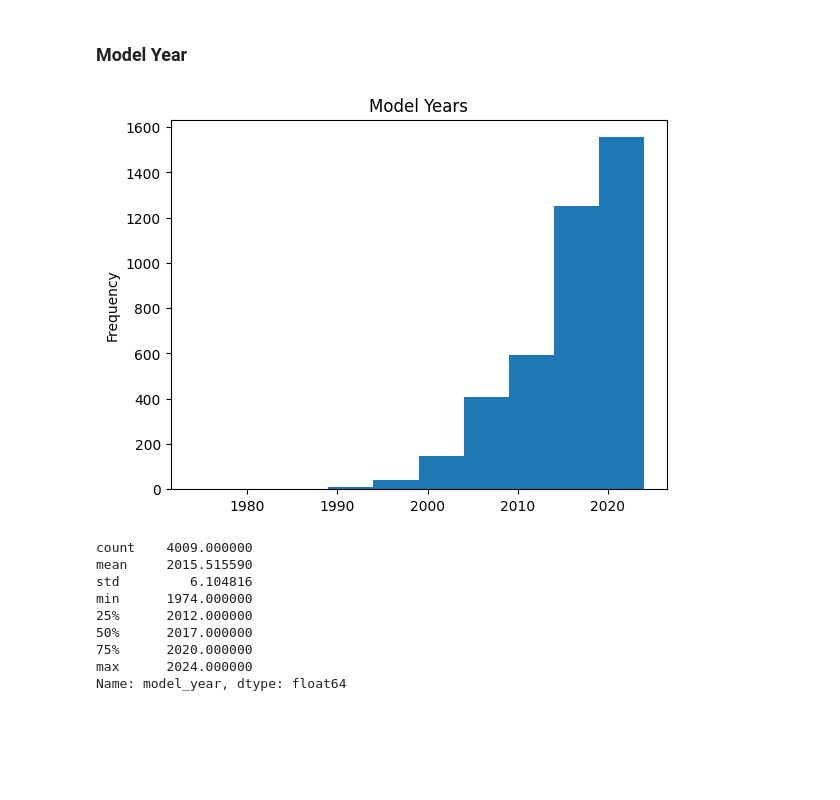
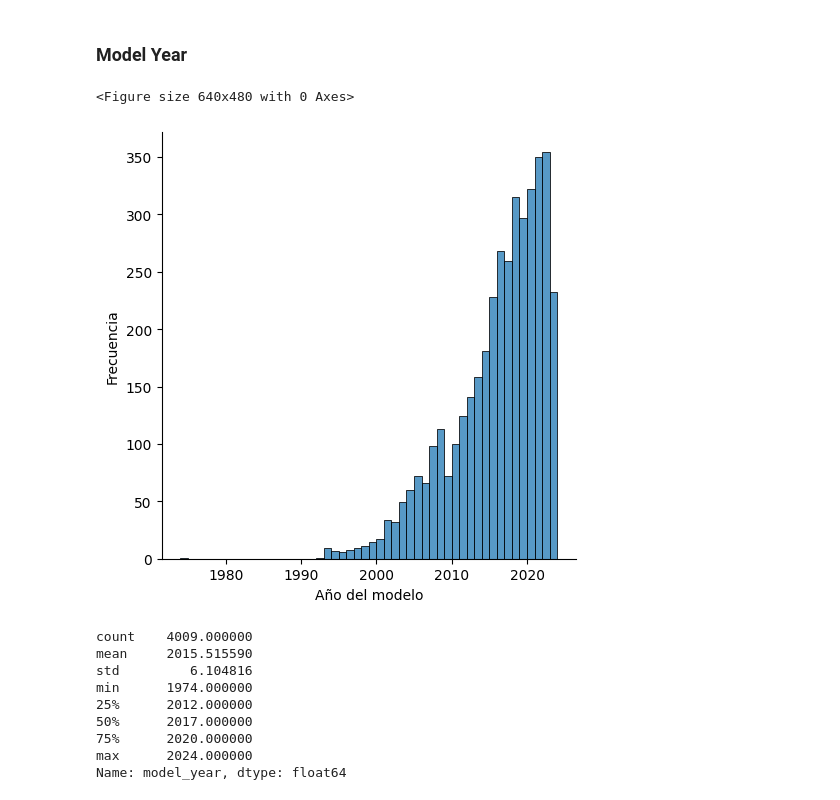
Before and after one commit to PabloJRW/used-car-price-prediction, a Jupyter notebook: notebooks/EDA.ipynb, the cells around one changed output. Saved outputs shown, nothing was run; the diff lists cells and outputs as text; code cells hidden in the pictures; blank space fills up the shorter version.

```diff
--- a/notebooks/EDA.ipynb
+++ b/notebooks/EDA.ipynb
@@ -125,12 +147,14 @@ Name: count, dtype: int64
 ### Model Year
 # %%
 plt.figure()
-plt.title('Model Years')
-df['model_year'].plot(kind='hist')
+sns.displot(df['model_year'])
 plt.savefig(os.path.join('..','img','model_year_fig'))
+plt.xlabel('Año del modelo')
+plt.ylabel('Frecuencia')
 plt.show()
 # %% [output]
+<Figure size 640x480 with 0 Axes>
-[figure, old version]
+[figure, new version]
 # %%
 df['model_year'].describe()
 # %% [output]
```
Also changed, not shown: parts of 10 cells of this notebook, 3 other files.
